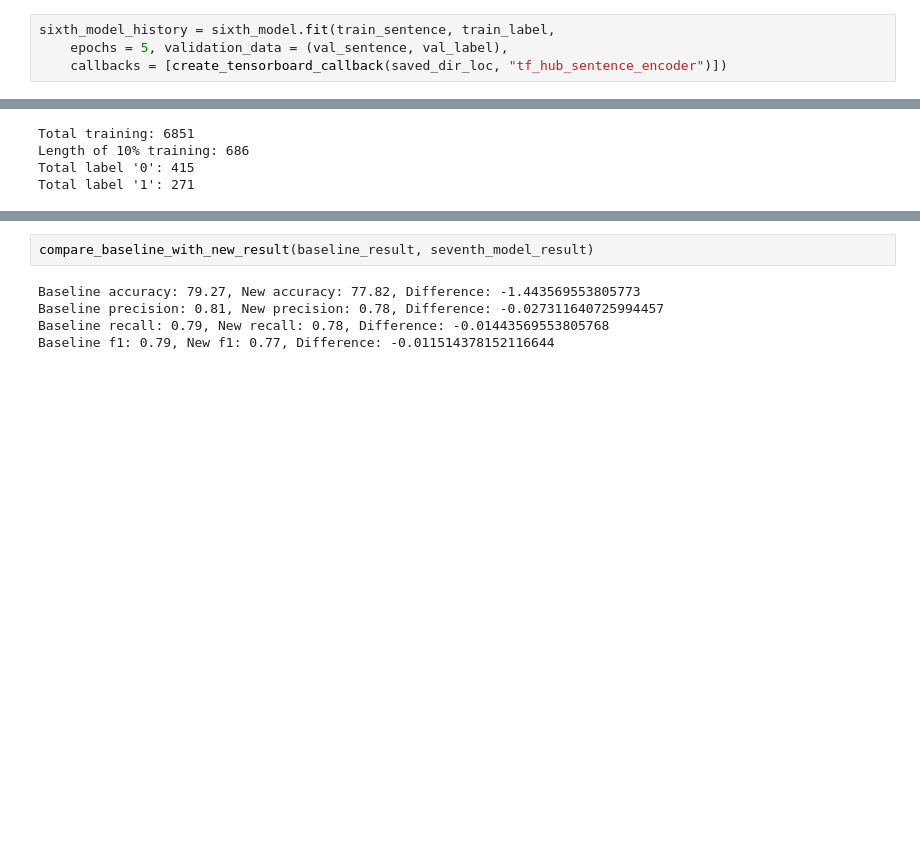
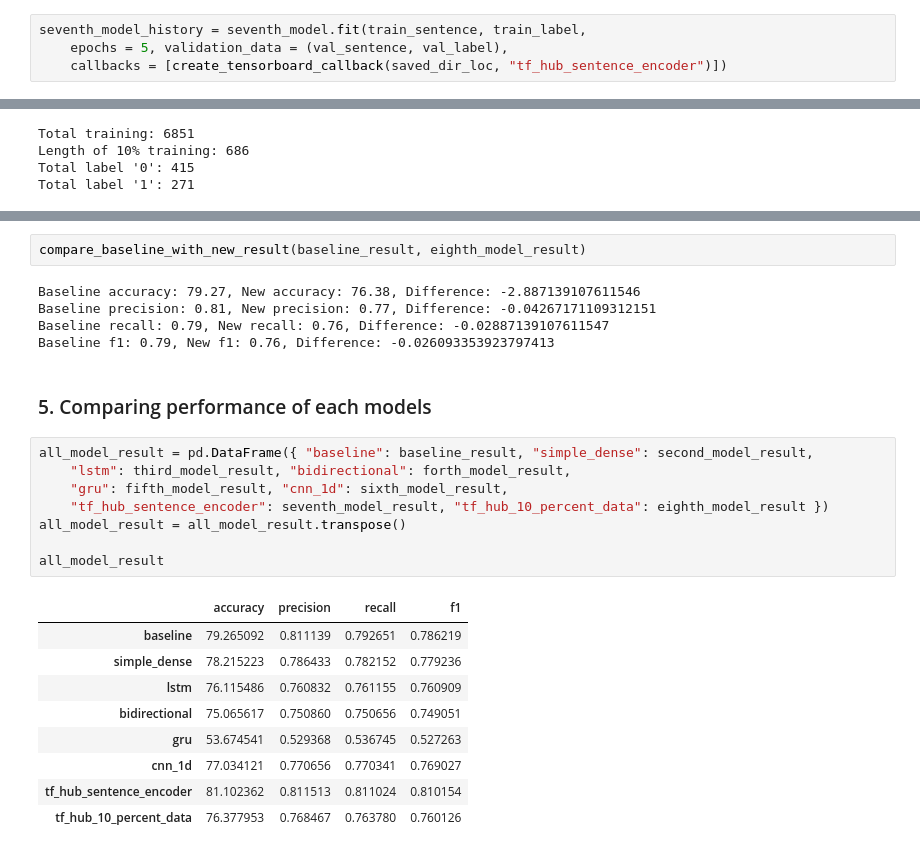
Before and after one commit to christopher192/deep-learning-tensorflow-pytorch, a Jupyter notebook: natural-language-processing-introduction.ipynb, the cells around one changed output, grey strips where cells are left out. Saved outputs shown, nothing was run; the diff lists cells and outputs as text; blank space fills up the shorter version.

```diff
--- a/natural-language-processing-introduction.ipynb
+++ b/natural-language-processing-introduction.ipynb
@@ -678,7 +782,7 @@ Trainable params: 32897 (128.50 KB)
 Non-trainable params: 256797824 (979.61 MB)
 _________________________________________________________________
 # %%
-sixth_model_history = sixth_model.fit(train_sentence, train_label,
+seventh_model_history = seventh_model.fit(train_sentence, train_label,
     epochs = 5, validation_data = (val_sentence, val_label),
     callbacks = [create_tensorboard_callback(saved_dir_loc, "tf_hub_sentence_encoder")])
 # %% [output]
@@ -788,7 +894,27 @@ seventh_model_result
 # %%
-compare_baseline_with_new_result(baseline_result, seventh_model_result)
+compare_baseline_with_new_result(baseline_result, eighth_model_result)
 # %% [output]
-Baseline accuracy: 79.27, New accuracy: 77.82, Difference: -1.443569553805773
-Baseline precision: 0.81, New precision: 0.78, Difference: -0.027311640725994457
-Baseline recall: 0.79, New recall: 0.78, Difference: -0.01443569553805768
-Baseline f1: 0.79, New f1: 0.77, Difference: -0.011514378152116644
+Baseline accuracy: 79.27, New accuracy: 76.38, Difference: -2.887139107611546
+Baseline precision: 0.81, New precision: 0.77, Difference: -0.04267171109312151
+Baseline recall: 0.79, New recall: 0.76, Difference: -0.02887139107611547
+Baseline f1: 0.79, New f1: 0.76, Difference: -0.026093353923797413
+# %% [markdown]
+### 5. Comparing performance of each models
+# %%
+all_model_result = pd.DataFrame({ "baseline": baseline_result, "simple_dense": second_model_result,
+    "lstm": third_model_result, "bidirectional": forth_model_result,
+    "gru": fifth_model_result, "cnn_1d": sixth_model_result,
+    "tf_hub_sentence_encoder": seventh_model_result, "tf_hub_10_percent_data": eighth_model_result })
+all_model_result = all_model_result.transpose()
+
+all_model_result
+# %% [output]
+|  | accuracy | precision | recall | f1 |
+| baseline | 79.265092 | 0.811139 | 0.792651 | 0.786219 |
+| simple_dense | 78.215223 | 0.786433 | 0.782152 | 0.779236 |
+| lstm | 76.115486 | 0.760832 | 0.761155 | 0.760909 |
+| bidirectional | 75.065617 | 0.750860 | 0.750656 | 0.749051 |
+| gru | 53.674541 | 0.529368 | 0.536745 | 0.527263 |
+| cnn_1d | 77.034121 | 0.770656 | 0.770341 | 0.769027 |
+| tf_hub_sentence_encoder | 81.102362 | 0.811513 | 0.811024 | 0.810154 |
+| tf_hub_10_percent_data | 76.377953 | 0.768467 | 0.763780 | 0.760126 |
```
Also changed, not shown: parts of 46 cells of this notebook, 27 other files.
